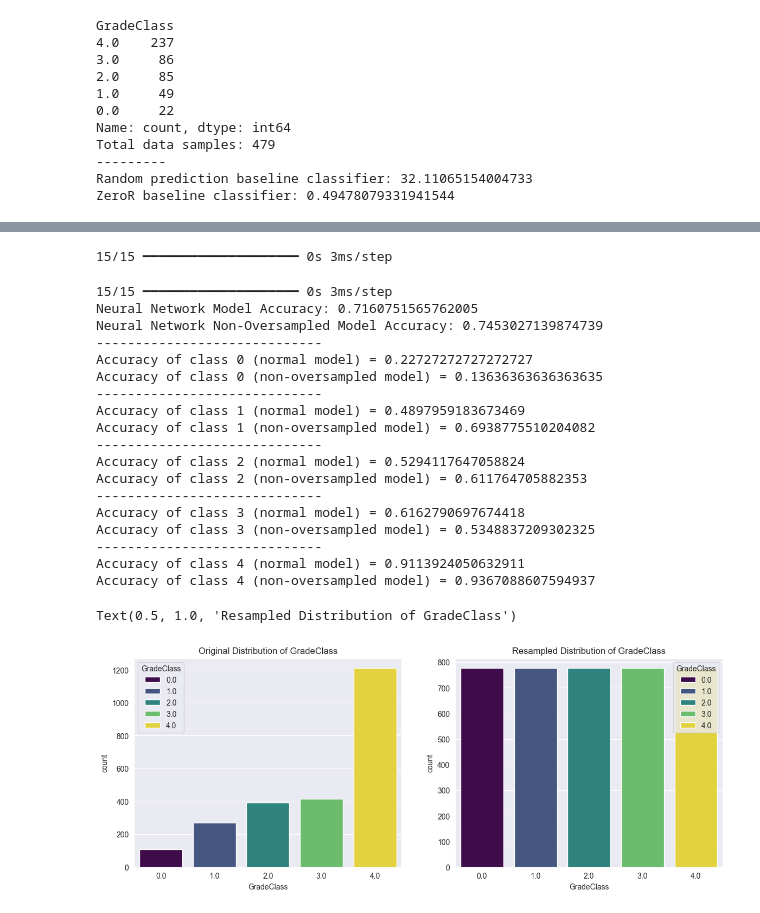
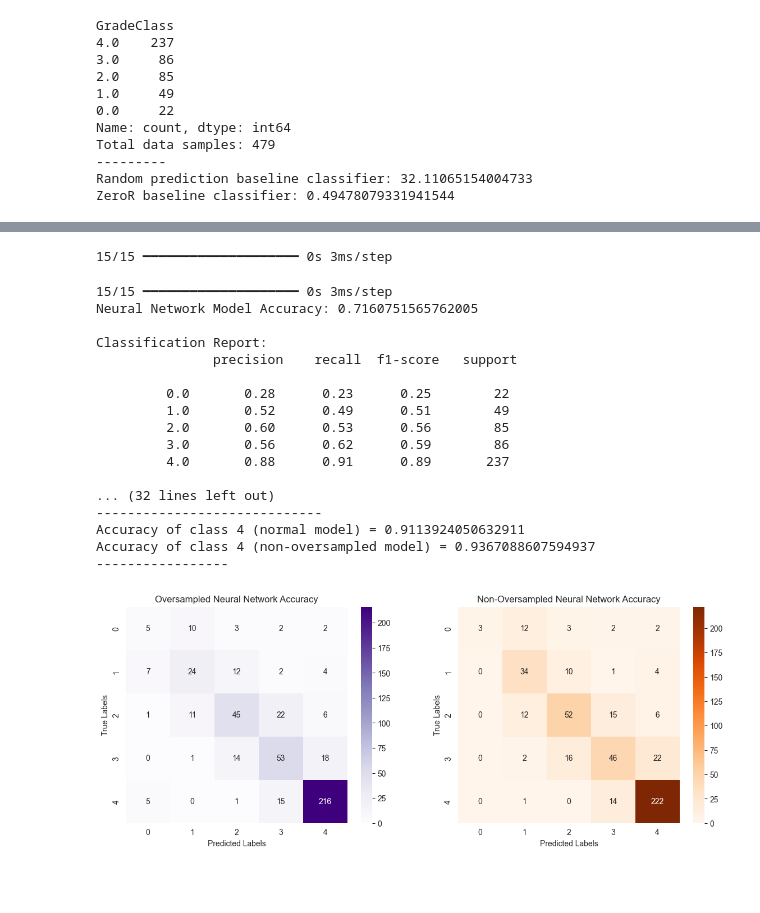
Before and after one commit to hoangcanthi/INM-701-coursework-group-Viet-Hoang-Pham---Jakub-Wochniak, a Jupyter notebook: Main.ipynb, the cells around one changed output, grey strips where cells are left out. Saved outputs shown, nothing was run; the diff lists cells and outputs as text; code cells hidden in the pictures; blank space fills up the shorter version.

```diff
--- a/Main.ipynb
+++ b/Main.ipynb
@@ -406,7 +426,6 @@ import os
 savePath = "."
 #model.save(os.path.join(savePath,"NeuralNetworkNonOversampled.keras"))
 # %%
-from tensorflow.keras.models import load_model
 
 #code for loading model and predicting the result based on the testing set, also calculates the accuracy score for said model
 modelNN = load_model(os.path.join(savePath, "NeuralNetwork.keras"))
@@ -423,62 +442,83 @@ scoreNonOversampled = metrics.accuracy_score(y_test, predictionNN_NonOversampled
 
 #prints the calculated accuracies of each model, non-standardized not included as it requires the code to be rerun with the zscores commented out therefore it cannot be displayed in the same run as the zscore updated models without overcomplicating the code
 print("Neural Network Model Accuracy: " +str(score))
+print(" ")
+print("Classification Report:\n", classification_report(y_test, predictionNN))
+print("---------------------------------------------")
+
 print("Neural Network Non-Oversampled Model Accuracy: " +str(scoreNonOversampled))
-
+print("Classification Report:\n", classification_report(y_test, predictionNN_NonOversampled))
+print("---------------------------------------------")
 
 
 #the non-standardized data set has proven to on average have slightly higher accuracy scores however it'll not be used going forward as not standardizing data for neural networks would be bad practice, especially if its only to receive roughly a 3% boost in accuracy.
-
-from sklearn.metrics import accuracy_score
 
 #the below code finds the accuracy of just the specific class eg. grade A and sees how the non oversampled and oversampled models performed when predicting it
 
 for i in range(0,5):
     desiredClass = i #sets the desired class im looking for, eg. desiredClass = 0 would be to find the accuracy of all the A grades
     desiredResult = np.where(y_test == desiredClass)[0]#selects all the values where y is equal to the class label. eg. where y = 4 (=E grade)
     desiredResultOfModelPrediction = predictionNN[desiredResult]#finds said desired result from the prediction of the model
     desiredResultActual = y_test[desiredResult]#find the desired class of the test
     accuracyOfDesiredClass = accuracy_score(desiredResultActual, desiredResultOfModelPrediction)#compares the accuracy it obtained between predicting the class and what the actual class was
 
     print("-----------------------------")
     print("Accuracy of class "+str(desiredClass)+" (normal model) = "+str(accuracyOfDesiredClass))
 
 
     desiredResult = np.where(y_test == desiredClass)[0]#selects all the values where y is equal to the class label. eg. where y = 4 (=E grade)
     desiredResultOfModelPrediction = predictionNN_NonOversampled[desiredResult]#finds said desired result from the prediction of the model
     desiredResultActual = y_test[desiredResult]
     accuracyOfDesiredClass = accuracy_score(desiredResultActual, desiredResultOfModelPrediction)
 
     print("Accuracy of class "+str(desiredClass)+" (non-oversampled model) = "+str(accuracyOfDesiredClass))
 
-#displays comparison of class disstribution between regular data and resampled data
+# #displays comparison of class disstribution between regular data and resampled data
+# fig, axes = plt.subplots(1, 2, figsize=(14, 5))
+# sns.countplot(x="GradeClass", data=data, palette="viridis",hue="GradeClass" , ax=axes[0])
+# axes[0].set_title("Original Distribution of GradeClass")
+# sns.countplot(x="GradeClass", data=data_resampled, palette="viridis", hue="GradeClass", ax=axes[1])
+# axes[1].set_title("Resampled Distribution of GradeClass")
+
+cmOversampled = confusion_matrix(y_test, predictionNN)
+cmNonOversampled = confusion_matrix(y_test, predictionNN_NonOversampled)
+
+print("-----------------")
+
 fig, axes = plt.subplots(1, 2, figsize=(14, 5))
-sns.countplot(x="GradeClass", data=data, palette="viridis",hue="GradeClass" , ax=axes[0])
-axes[0].set_title("Original Distribution of GradeClass")
-sns.countplot(x="GradeClass", data=data_resampled, palette="viridis", hue="GradeClass", ax=axes[1])
-axes[1].set_title("Resampled Distribution of GradeClass")
+
+sns.heatmap(cmOversampled,annot=True,fmt="d",cmap="Purples", cbar=True, ax=axes[0])
+axes[0].set_title('Oversampled Neural Network Accuracy')
+
+sns.heatmap(cmNonOversampled,annot=True,fmt="d",cmap="Oranges", cbar=True, ax=axes[1])
+axes[1].set_title('Non-Oversampled Neural Network Accuracy')
+
+axes[0].set_xlabel("Predicted Labels")
+axes[0].set_ylabel("True Labels")
+axes[1].set_xlabel("Predicted Labels")
+axes[1].set_ylabel("True Labels")
+
+plt.show()
 # %% [output]
 15/15 ━━━━━━━━━━━━━━━━━━━━ 0s 3ms/step
 15/15 ━━━━━━━━━━━━━━━━━━━━ 0s 3ms/step
 Neural Network Model Accuracy: 0.7160751565762005
-Neural Network Non-Oversampled Model Accuracy: 0.7453027139874739
------------------------------
-Accuracy of class 0 (normal model) = 0.22727272727272727
-Accuracy of class 0 (non-oversampled model) = 0.13636363636363635
------------------------------
-Accuracy of class 1 (normal model) = 0.4897959183673469
-Accuracy of class 1 (non-oversampled model) = 0.6938775510204082
------------------------------
-Accuracy of class 2 (normal model) = 0.5294117647058824
-Accuracy of class 2 (non-oversampled model) = 0.611764705882353
------------------------------
-Accuracy of class 3 (normal model) = 0.6162790697674418
-Accuracy of class 3 (non-oversampled model) = 0.5348837209302325
+
+Classification Report:
+               precision    recall  f1-score   support
+
+         0.0       0.28      0.23      0.25        22
+         1.0       0.52      0.49      0.51        49
+         2.0       0.60      0.53      0.56        85
+         3.0       0.56      0.62      0.59        86
+         4.0       0.88      0.91      0.89       237
+
+... (32 lines left out)
 -----------------------------
 Accuracy of class 4 (normal model) = 0.9113924050632911
 Accuracy of class 4 (non-oversampled model) = 0.9367088607594937
+-----------------
-Text(0.5, 1.0, 'Resampled Distribution of GradeClass')
-[figure, old version]
+[figure, new version]
 # %%
 #in the results above, you can see that when it came to the severly undersampled grade class 0, the accuracy was 9% higher in the oversampled model which was roughly a 70% increase in accuracy. the accuracy of predicting grade class 3 was also higher by 8% (15% increase in accuracy compared to non oversampled.
 #However, the accuracy of predicting class 1 was worse by 20% accuracy (41% decrease from non oversampled), class 2 worse by 8% accuracy (15% decrease)
```
Also changed, not shown: parts of 17 cells of this notebook.
